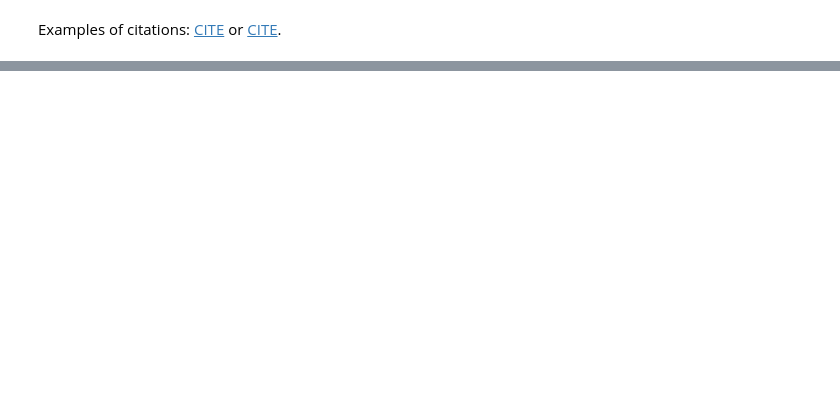
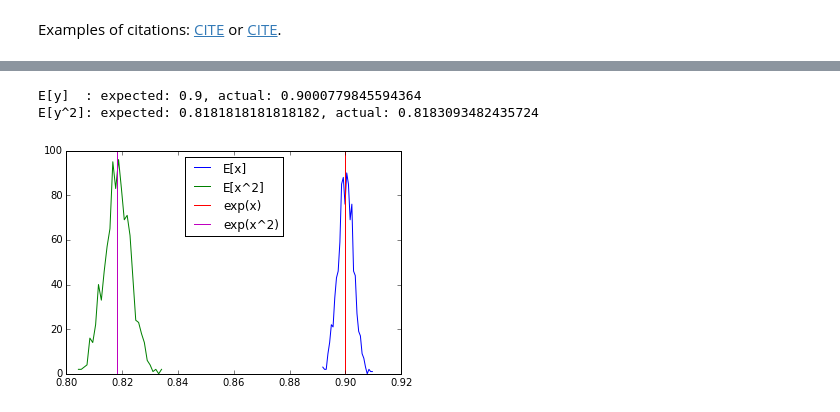
Before and after one commit to john-von-seneca/ml-and-what-not, a Jupyter notebook: all-of-statistics/3-expectation.ipynb, the cells around one changed output, grey strips where cells are left out. Drawn from its saved outputs; the diff is of its cells as text; code cells hidden in the pictures; blank space fills up the shorter version.

```diff
--- a/all-of-statistics/3-expectation.ipynb
+++ b/all-of-statistics/3-expectation.ipynb
@@ -444,0 +532,35 @@ Examples of citations: [CITE](#cite-PER-GRA:2007) or [CITE](#cite-Papa2007).
+# %%
+def show_hist(data, label, in_bins=10, plt_object=plt):
+    n = data.shape[0]
+    hist, edges = np.histogram(data, bins=in_bins)
+    bin_centers = (edges[1:]+edges[:-1])/2.
+    plt_object.plot(bin_centers, hist, label=label)
+
+n = 9
+T1, T2 = 10**3, 10**3
+grand_total_x, grand_total_x_sqr = 0, 0
+arr_total_x, arr_total_x_sqr = np.zeros((T1, 1)), np.zeros((T1, 1))
+for t1 in range(T1):
+    total_x, total_x_sqr = 0, 0
+    for t2 in range(T2):
+        x = np.random.rand(9, 1)
+        y = np.max(x)
+        total_x += y
+        total_x_sqr += (y*y)
+    arr_total_x[t1]    = (total_x    *1./T2)
+    arr_total_x_sqr[t1]= (total_x_sqr*1./T2)
+    grand_total_x     += (total_x    *1./T2)
+    grand_total_x_sqr += (total_x_sqr*1./T2)
+
+print('E[y]  : expected: {0}, actual: {1} '.format((n*1./(n+1)),(grand_total_x/T1)))
+print('E[y^2]: expected: {0}, actual: {1} '.format((n*1./(n+2)),(grand_total_x_sqr/T1)))
+show_hist(arr_total_x    , 'E[x]'  , 30)
+show_hist(arr_total_x_sqr, 'E[x^2]', 30)
+plt.axvline((n*1./(n+1)),c='r',label='exp(x)')
+plt.axvline((n*1./(n+2)),c='m',label='exp(x^2)')
+plt.legend(loc='upper center')
+plt.show()
+# %% [output]
+E[y]  : expected: 0.9, actual: 0.9000779845594364
+E[y^2]: expected: 0.8181818181818182, actual: 0.8183093482435724
+[figure, added]
```
Also changed, not shown: parts of 18 cells of this notebook, 3 other files.
